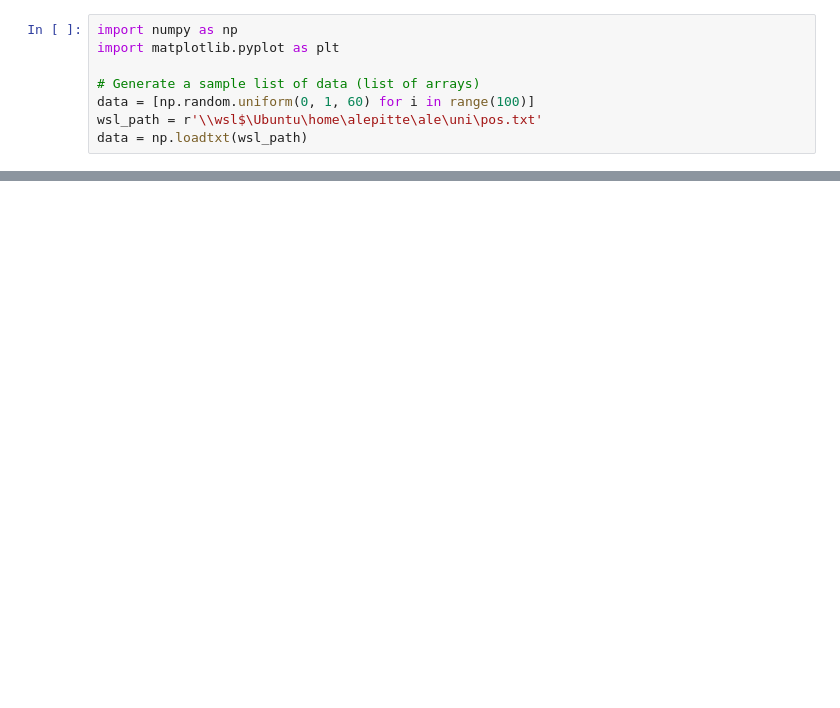
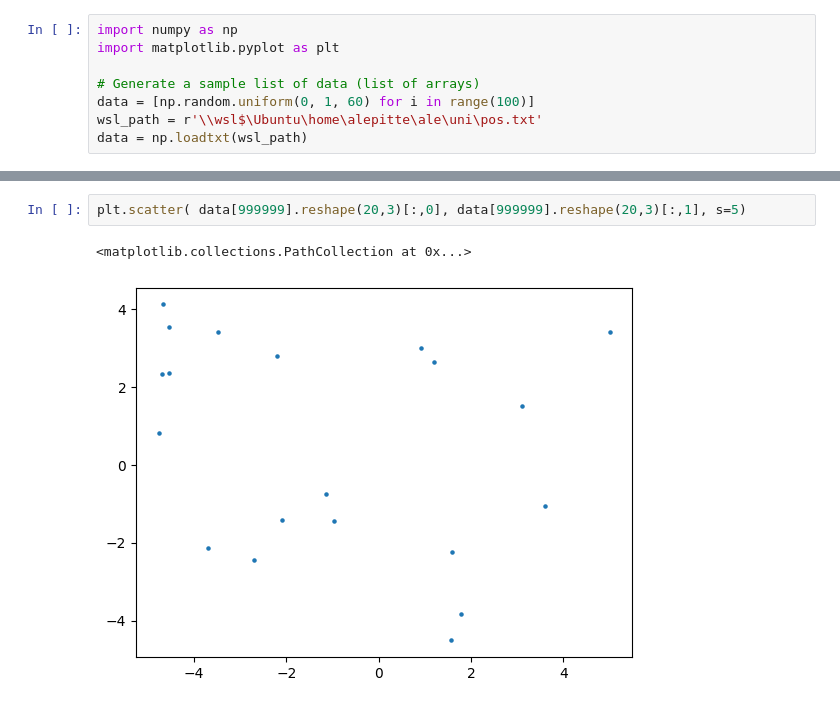
Before and after one commit to group9ine/variational-autoencoders, a Jupyter notebook: mc-sampling/decorr.ipynb, the cells around one changed output, grey strips where cells are left out. Drawn from its saved outputs; the diff is of its cells as text; blank space fills up the shorter version.

```diff
--- a/mc-sampling/decorr.ipynb
+++ b/mc-sampling/decorr.ipynb
@@ -55,0 +64,5 @@ plt.plot(acf_list)
+# %%
+plt.scatter( data[999999].reshape(20,3)[:,0], data[999999].reshape(20,3)[:,1], s=5)
+# %% [output]
+<matplotlib.collections.PathCollection at 0x...>
+[figure, added]
```
Also changed, not shown: parts of 6 cells of this notebook.
